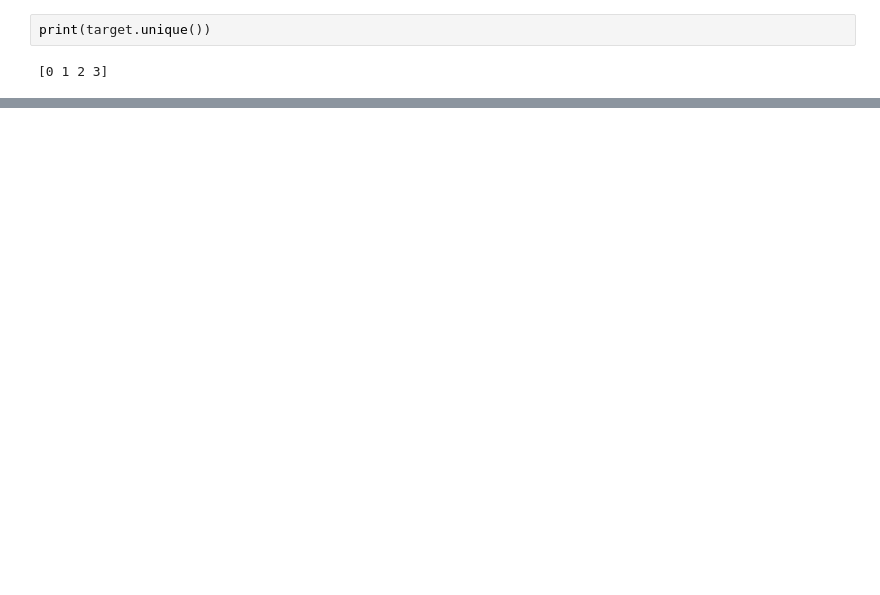
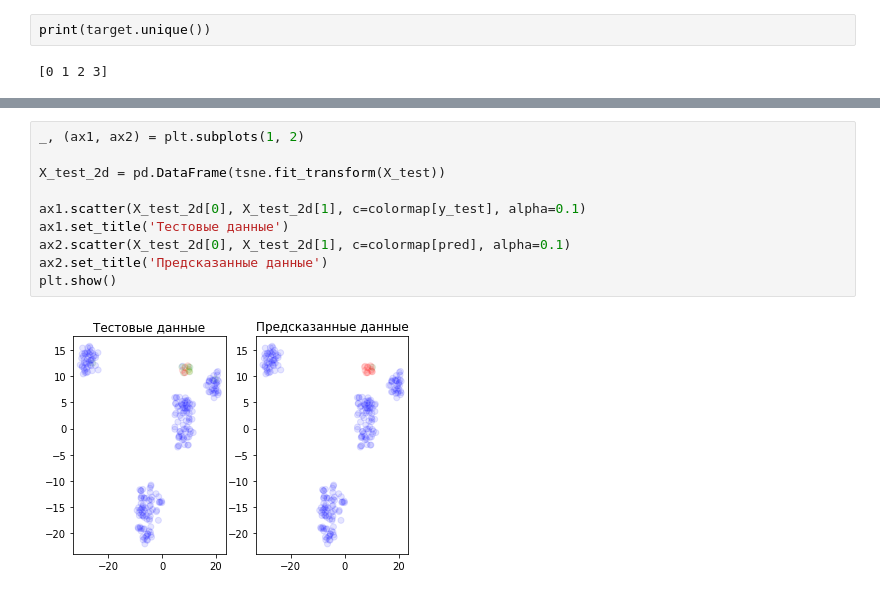
Before and after one commit to IlyaNechaev/ISiT, a Jupyter notebook: 5-6/SVM-classifier.ipynb, the cells around one changed output, grey strips where cells are left out. Drawn from its saved outputs; the diff is of its cells as text; blank space fills up the shorter version.

```diff
--- a/5-6/SVM-classifier.ipynb
+++ b/5-6/SVM-classifier.ipynb
@@ -142,0 +149,12 @@ plt.show()
+# %%
+_, (ax1, ax2) = plt.subplots(1, 2)
+
+X_test_2d = pd.DataFrame(tsne.fit_transform(X_test))
+
+ax1.scatter(X_test_2d[0], X_test_2d[1], c=colormap[y_test], alpha=0.1)
+ax1.set_title('Тестовые данные')
+ax2.scatter(X_test_2d[0], X_test_2d[1], c=colormap[pred], alpha=0.1)
+ax2.set_title('Предсказанные данные')
+plt.show()
+# %% [output]
+[figure, added]
```
Also changed, not shown: parts of 8 cells of this notebook, 1 other file.
